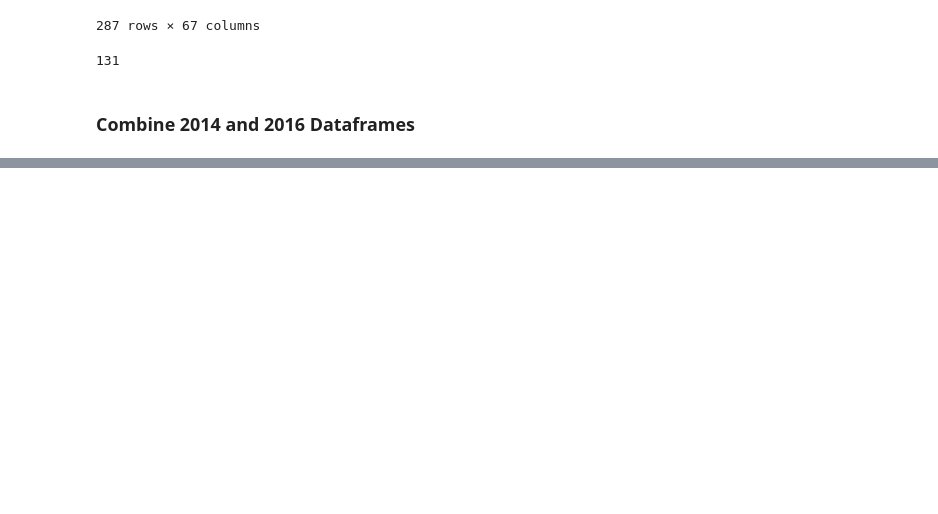
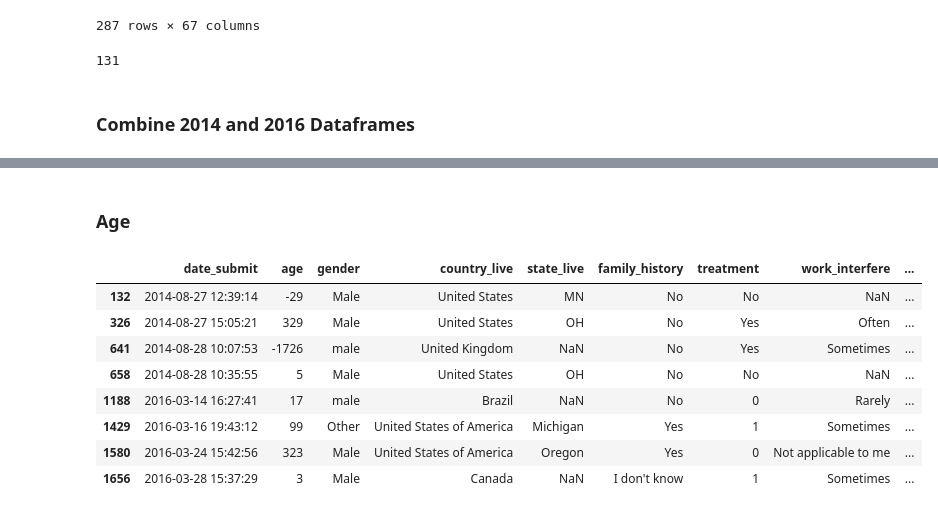
Before and after one commit to phuongho43/cogs108-mental_health, a Jupyter notebook: FinalProject.ipynb, the cells around one changed output, grey strips where cells are left out. Cells and saved outputs as stored; diff of their text form; code cells hidden in the pictures; blank space fills up the shorter version.

```diff
--- a/FinalProject.ipynb
+++ b/FinalProject.ipynb
@@ -947,0 +1002,14 @@ combined_mental_df.shape
+# %% [markdown]
+### Age
+# %%
+combined_df.loc[(combined_df.age > 90) | (combined_df.age < 18)]
+# %% [output]
+|  | date_submit | age | gender | country_live | state_live | family_history | treatment | work_interfere | ... |
+| 132 | 2014-08-27 12:39:14 | -29 | Male | United States | MN | No | No | NaN | ... |
+| 326 | 2014-08-27 15:05:21 | 329 | Male | United States | OH | No | Yes | Often | ... |
+| 641 | 2014-08-28 10:07:53 | -1726 | male | United Kingdom | NaN | No | Yes | Sometimes | ... |
+| 658 | 2014-08-28 10:35:55 | 5 | Male | United States | OH | No | No | NaN | ... |
+| 1188 | 2016-03-14 16:27:41 | 17 | male | Brazil | NaN | No | 0 | Rarely | ... |
+| 1429 | 2016-03-16 19:43:12 | 99 | Other | United States of America | Michigan | Yes | 1 | Sometimes | ... |
+| 1580 | 2016-03-24 15:42:56 | 323 | Male | United States of America | Oregon | Yes | 0 | Not applicable to me | ... |
+| 1656 | 2016-03-28 15:37:29 | 3 | Male | Canada | NaN | I don't know | 1 | Sometimes | ... |
```
Also changed, not shown: parts of 38 cells of this notebook.
